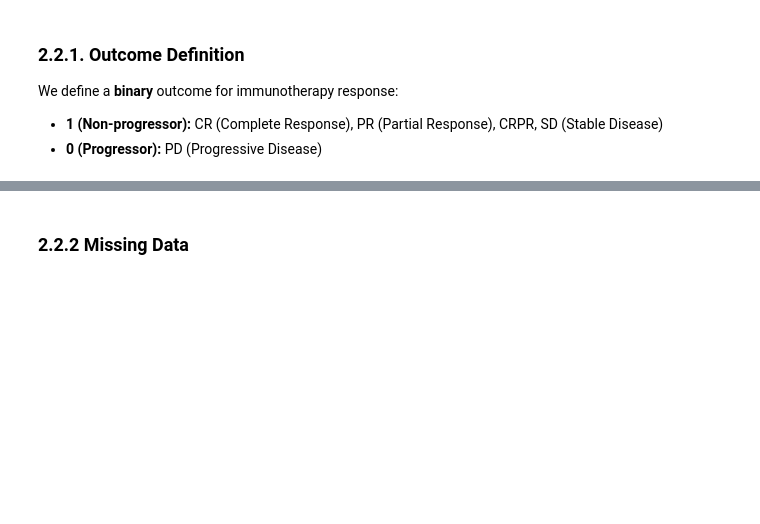
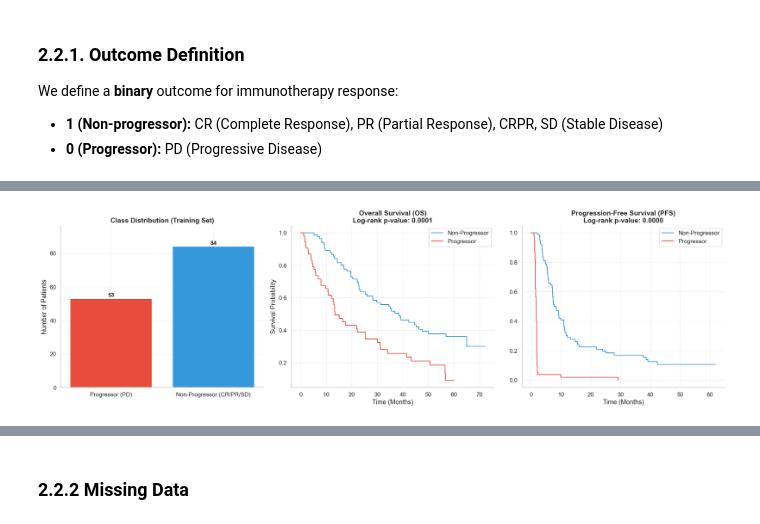
Before and after one commit to trinhthechuong/Hackathon_DIGPHAT, a Jupyter notebook: Model_Development.ipynb, the cells around one changed output, grey strips where cells are left out. Drawn from its saved outputs; the diff is of its cells as text; code cells hidden in the pictures; blank space fills up the shorter version.

```diff
--- a/Model_Development.ipynb
+++ b/Model_Development.ipynb
@@ -290,20 +337,3 @@ Length: 1, dtype: str
 We define a **binary** outcome for immunotherapy response:
 - **1 (Non-progressor):** CR (Complete Response), PR (Partial Response), CRPR, SD (Stable Disease)
 - **0 (Progressor):** PD (Progressive Disease)
-# %%
-# ── Map Response (RECIST) ────────────────────────────────────────────
-response_map = {'CR': 1, 'PR': 1, 'CRPR': 1, 'SD': 1, 'PD': 0}
-nivo_clinical['Response'] = nivo_clinical['ORR'].map(response_map)
-y_nivo = nivo_clinical['Response'].values
-
-resp_counts = nivo_clinical['Response'].value_counts().sort_index()
-fig, ax = plt.subplots(figsize=(5, 4))
-bars = ax.bar(['Progressor (PD)', 'Non-Progressor (CR/PR/SD)'], resp_counts.values, edgecolor='white', linewidth=1.5)
-for b in bars:
-    ax.text(b.get_x() + b.get_width()/2, b.get_height() + 2,
-            str(int(b.get_height())), ha='center', fontweight='bold')
-ax.set_ylabel('Count'); ax.set_title('Class Distribution in Training Set')
-plt.tight_layout(); plt.show()
-
-ratio = resp_counts[1] / resp_counts[0]
-print(f"Progressor: {resp_counts[1]}  |  Non-Progressor: {resp_counts[0]}  |  Ratio: 1:{1/ratio:.1f}")
@@ -312,0 +340,68 @@ Progressor: 84  |  Non-Progressor: 53  |  Ratio: 1:0.6
+# %%
+# 1. Map Response (RECIST logic) and prepare data
+# Non-Progressors (CR/PR/SD) = 1, Progressors (PD) = 0
+response_map = {'CR': 1, 'PR': 1, 'CRPR': 1, 'SD': 1, 'PD': 0}
+nivo_clinical['Response'] = nivo_clinical['ORR'].map(response_map)
+
+
+# Split data into groups for survival analysis
+df_non_pd = nivo_clinical[nivo_clinical['Response'] == 1]
+df_pd = nivo_clinical[nivo_clinical['Response'] == 0]
+
+# 2. Initialize 1 row x 3 columns layout
+fig, (ax1, ax2, ax3) = plt.subplots(1, 3, figsize=(20, 6))
+kmf = KaplanMeierFitter()
+
+# --- SUBPLOT 1: Class Distribution ---
+resp_counts = nivo_clinical['Response'].value_counts().sort_index()
+labels = ['Progressor (PD)', 'Non-Progressor (CR/PR/SD)']
+colors = ['#e74c3c', '#3498db'] # Red for PD, Blue for Non-PD
+
+bars = ax1.bar(labels, resp_counts.values, color=colors, edgecolor='white', linewidth=1.2)
+# Add value labels on top of bars
+for b in bars:
+    ax1.text(b.get_x() + b.get_width()/2, b.get_height() + 1,
+            str(int(b.get_height())), ha='center', fontweight='bold', fontsize=12)
+
+ax1.set_title('Class Distribution (Training Set)', fontsize=14, fontweight='bold')
+ax1.set_ylabel('Number of Patients')
+ax1.set_ylim(0, max(resp_counts.values) * 1.15) # Create headroom for text labels
+
+# --- SUBPLOT 2: KM Curve - Overall Survival (OS) ---
+# Fit and plot for both groups
+for df, label, color in [(df_non_pd, 'Non-Progressor', '#3498db'), (df_pd, 'Progressor', '#e74c3c')]:
+    kmf.fit(df['OS'], event_observed=df['OS_CNSR'], label=label)
+    kmf.plot_survival_function(ax=ax2, ci_show=False, color=color)
+
+# Calculate Log-rank p-value for OS
+p_os = logrank_test(df_non_pd['OS'], df_pd['OS'], df_non_pd['OS_CNSR'], df_pd['OS_CNSR']).p_value
+ax2.set_title(f"Overall Survival (OS)\nLog-rank p-value: {p_os:.4f}", fontsize=14, fontweight='bold')
+ax2.set_xlabel("Time (Months)")
+ax2.set_ylabel("Survival Probability")
+
+# --- SUBPLOT 3: KM Curve - Progression-Free Survival (PFS) ---
+# Fit and plot for both groups
+for df, label, color in [(df_non_pd, 'Non-Progressor', '#3498db'), (df_pd, 'Progressor', '#e74c3c')]:
+    kmf.fit(df['PFS'], event_observed=df['PFS_CNSR'], label=label)
+    kmf.plot_survival_function(ax=ax3, ci_show=False, color=color)
+
+# Calculate Log-rank p-value for PFS
+p_pfs = logrank_test(df_non_pd['PFS'], df_pd['PFS'], df_non_pd['PFS_CNSR'], df_pd['PFS_CNSR']).p_value
+ax3.set_title(f"Progression-Free Survival (PFS)\nLog-rank p-value: {p_pfs:.4f}", fontsize=14, fontweight='bold')
+ax3.set_xlabel("Time (Months)")
+
+# 3. Clean up and optimize visualization
+for ax in [ax1, ax2, ax3]:
+    ax.grid(True, linestyle='--', alpha=0.4)
+    # Hide top and right spines for a modern look
+    ax.spines['top'].set_visible(False)
+    ax.spines['right'].set_visible(False)
+
+plt.tight_layout()
+plt.show()
+
+# Print ratio summary
+ratio = resp_counts[1] / resp_counts[0]
+print(f"Summary: Progressors (PD): {resp_counts[0]} | Non-Progressors: {resp_counts[1]} | Ratio: 1:{ratio:.1f}")
+# %% [output]
+[figure, added]
```
Also changed, not shown: parts of 16 cells of this notebook, 7 other files.
